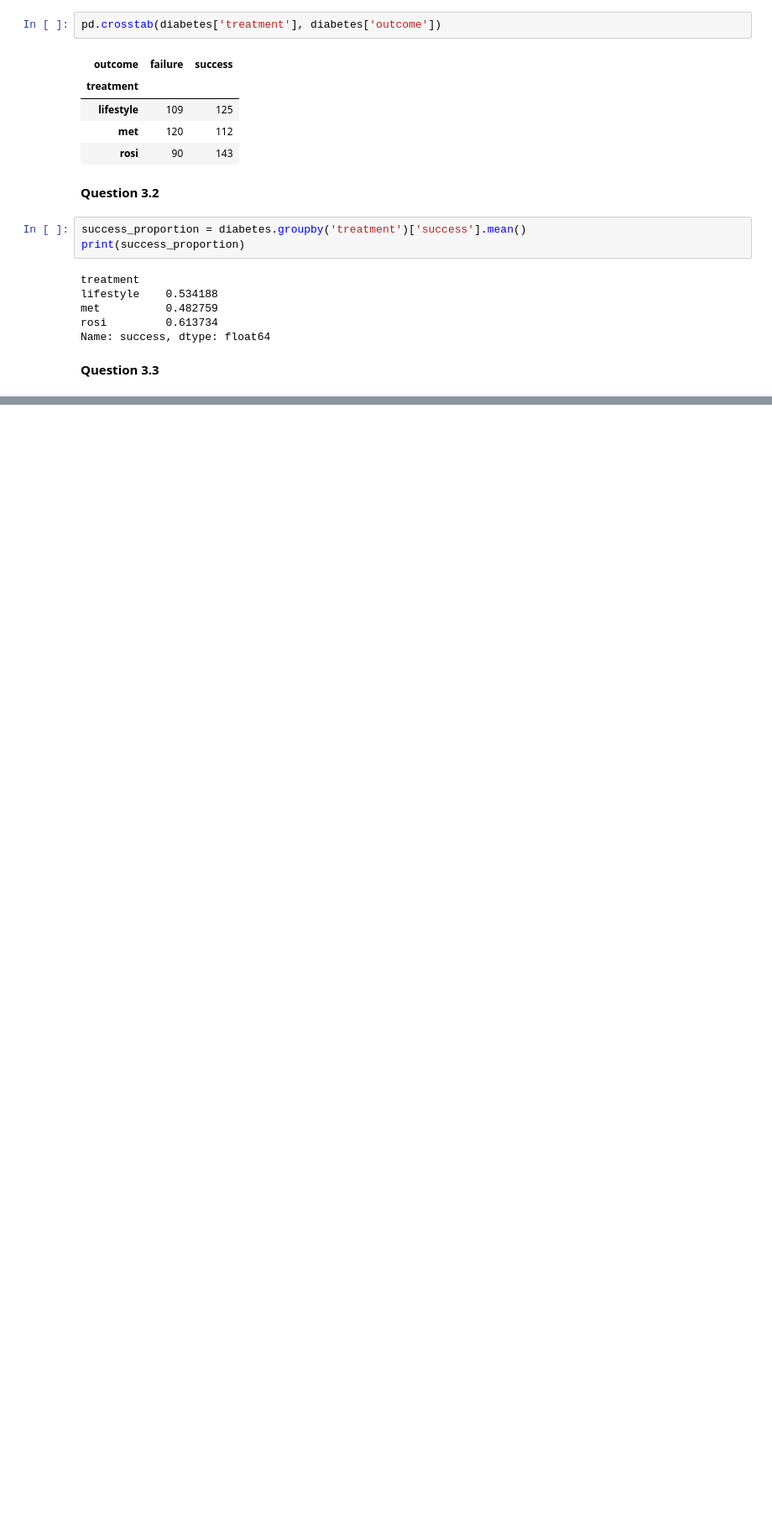
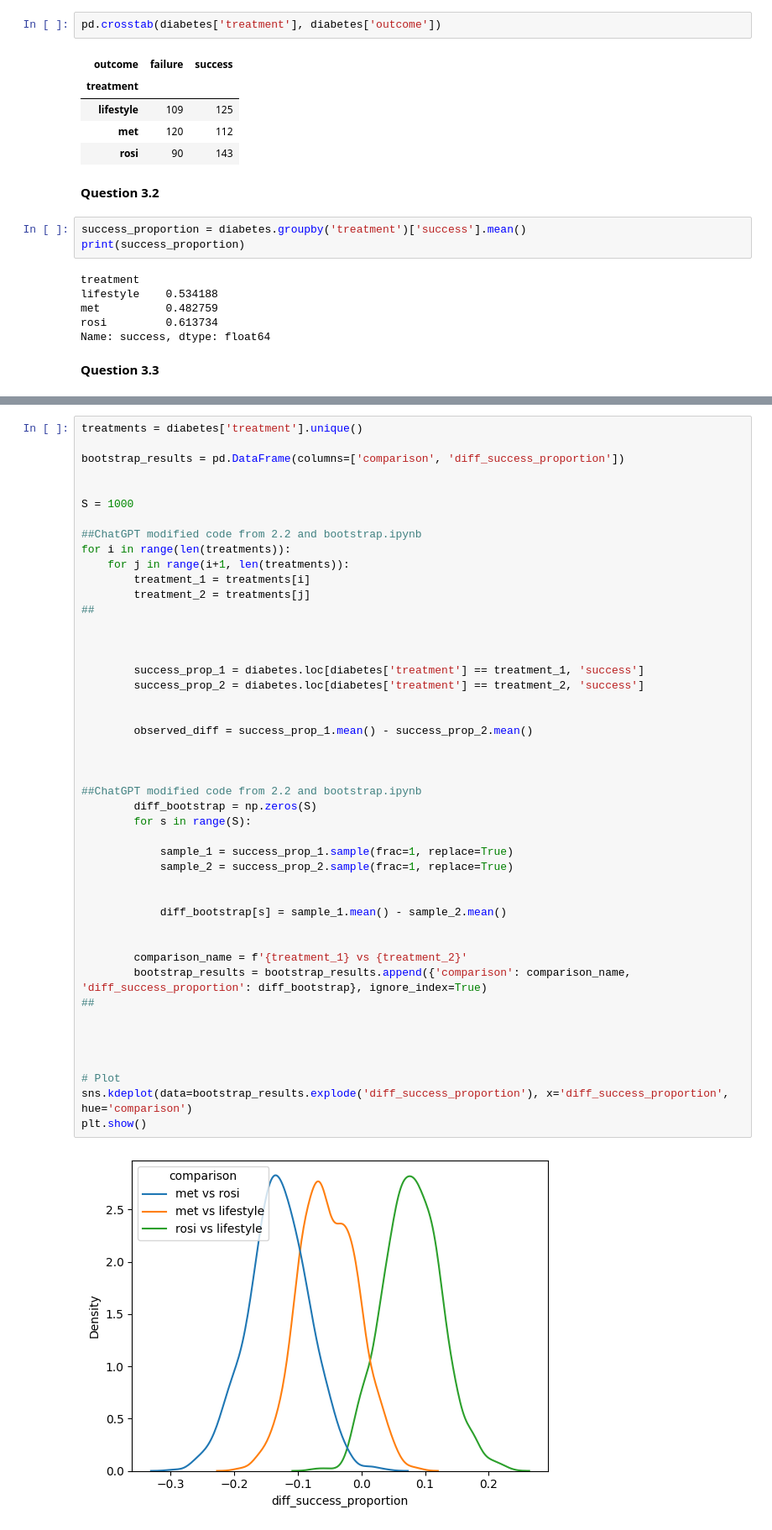
Before and after one commit to JackPMoore/the_bootstrap, a Jupyter notebook: final.ipynb, the cells around one changed output, grey strips where cells are left out. Shown at 84% size. Saved outputs shown, nothing was run; the diff lists cells and outputs as text; blank space fills up the shorter version.

```diff
--- a/final.ipynb
+++ b/final.ipynb
@@ -269,0 +232,48 @@ To answer the following questions, you need to make choices about what to focus
+# %%
+treatments = diabetes['treatment'].unique()
+
+bootstrap_results = pd.DataFrame(columns=['comparison', 'diff_success_proportion'])
+
+
+S = 1000
+
+##ChatGPT modified code from 2.2 and bootstrap.ipynb
+for i in range(len(treatments)):
+    for j in range(i+1, len(treatments)):
+        treatment_1 = treatments[i]
+        treatment_2 = treatments[j]
+##
+
+
+
+        success_prop_1 = diabetes.loc[diabetes['treatment'] == treatment_1, 'success']
+        success_prop_2 = diabetes.loc[diabetes['treatment'] == treatment_2, 'success']
+
+
+        observed_diff = success_prop_1.mean() - success_prop_2.mean()
+
+
+
+##ChatGPT modified code from 2.2 and bootstrap.ipynb
+        diff_bootstrap = np.zeros(S)
+        for s in range(S):
+
+            sample_1 = success_prop_1.sample(frac=1, replace=True)
+            sample_2 = success_prop_2.sample(frac=1, replace=True)
+
+
+            diff_bootstrap[s] = sample_1.mean() - sample_2.mean()
+
+
+        comparison_name = f'{treatment_1} vs {treatment_2}'
+        bootstrap_results = bootstrap_results.append({'comparison': comparison_name, 'diff_success_proportion': diff_bootstrap}, ignore_index=True)
+##
+
+
+
+
+# Plot
+sns.kdeplot(data=bootstrap_results.explode('diff_success_proportion'), x='diff_success_proportion', hue='comparison')
+plt.show()
+# %% [output]
+[figure, added]
```
Also changed, not shown: parts of 11 cells of this notebook.
